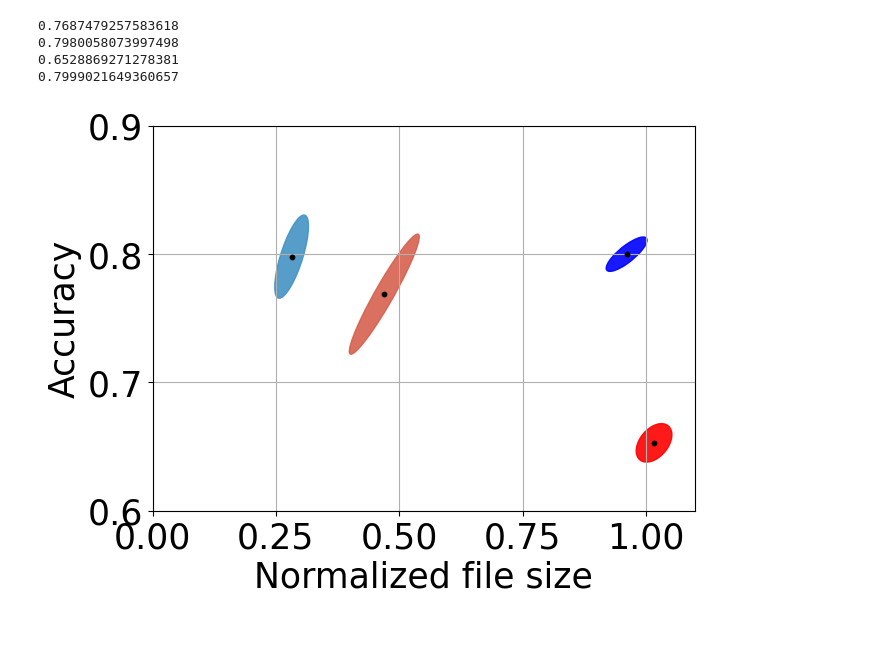
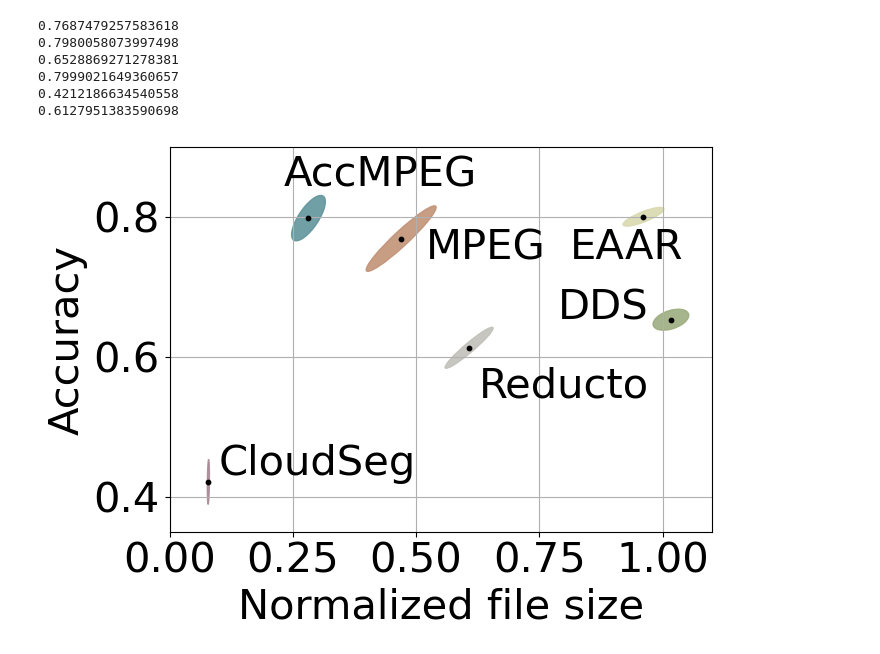
Before and after one commit to KuntaiDu/AccMPEG, a Jupyter notebook: plot.ipynb, the cells around one changed output. Saved outputs shown, nothing was run; the diff lists cells and outputs as text; code cells hidden in the pictures.

```diff
--- a/plot.ipynb
+++ b/plot.ipynb
@@ -14,3 +7,12 @@ colors = [
+# %%
+colors = [
+'#c19277', #mpeg
+'#62959c', #ours
+'#9dad7f', #dds
+'#d9dab0', #eaar
+'#a98b98', #cloudseg
+'#c1c0b9' # reducto
+]
 # %%
 
 import numpy as np
@@ -56,10 +58,18 @@ def add_data(ax, data, color):
     ax.add_artist(ell)
     #plt.scatter(data[0], data[1], c = color)
     ax.scatter([np.mean(data[0])], [np.mean(data[1])], marker = 'o', color = 'black', s=10,zorder=3)
+    return np.mean(data[0]).item(), np.mean(data[1]).item()
 # %%
 # add ground truth bandwidth for normalization purpose
 for data in data_full:
     data['gt_bw'] = filter([data['ground_truth_name']])['bw']
+
+# set default parameters
+plt.style.use('default')
+plt.rcParams['font.size']=30
+plt.rc('font', family='sans-serif')
+plt.rcParams["font.weight"] = "medium"
+plt.rcParams['pdf.fonttype'] = 42
 # %%
 
 # plot dashcam
@@ -112,39 +135,53 @@ ids = [169, 170, 171, 172, 173]
 accs = [filter([f'visdrone/videos/vis_{i}', 'final_single', 'bound_0.3', 'conv_9']) for i in ids]
 ddss = [filter([f'visdrone/videos/vis_{i}', 'dds']) for i in ids]
 eaars = [filter([f'visdrone/videos/vis_{i}', 'eaar']) for i in ids]
+cloudsegs = [filter([f'visdrone/videos/vis_{i}', 'cloudseg', '40']) for i in ids]
+reductos = [filter([f'visdrone/videos/vis_{i}', 'reducto', '28']) for i in ids]
 mpegs = []
 for i, acc in zip(ids, accs):
     batch = filters([f'visdrone/videos/vis_{i}_qp'])
 
     batch = [b for b in batch if b['f1'] < acc['f1']]
     batch = sorted(batch, key=lambda x: -x['bw'])
     mpegs.append(batch[0])
 
 accs = transform(accs)
 mpegs = transform(mpegs)
 ddss = transform(ddss)
 eaars = transform(eaars)
+cloudsegs = transform(cloudsegs)
+reductos = transform(reductos)
 
-plt.style.use('default')
-plt.rcParams['font.size']=25
-plt.rcParams['pdf.fonttype'] = 42
+
 
 fig, ax = plt.subplots(figsize=(7, 5))
 ax.grid()
 
-add_data(ax, mpegs, colors[0])
-add_data(ax, accs, colors[1])
-add_data(ax, ddss, colors[2])
-add_data(ax, eaars, colors[3])
+x, y = add_data(ax, mpegs, colors[0])
+ax.text(x+0.05, y-0.03, 'MPEG')
+x, y = add_data(ax, accs, colors[1])
+ax.text(x-0.05, y+0.045, 'AccMPEG')
+x, y = add_data(ax, ddss, colors[2])
+ax.text(x-0.23, y, 'DDS')
+x, y = add_data(ax, eaars, colors[3])
+ax.text(x-0.15, y-0.06, 'EAAR')
+x, y = add_data(ax, cloudsegs, colors[4])
+ax.text(x+0.02, y+0.01, 'CloudSeg')
+x, y = add_data(ax, reductos, colors[5])
+ax.text(x+0.02, y-0.07, 'Reducto')
+
 ax.set_xlim(0, 1.1)
-ax.set_ylim(0.6, 0.9)
+ax.set_ylim(0.35, 0.9)
+ax.set_xticks([0, 0.25, 0.5, 0.75, 1.0])
 ax.set_xlabel('Normalized file size')
 ax.set_ylabel('Accuracy')
 
 savefig('figs/detection_vis', fig)
 # %% [output]
 0.7687479257583618
 0.7980058073997498
 0.6528869271278381
 0.7999021649360657
+0.4212186634540558
+0.6127951383590698
-[figure, old version]
+[figure, new version]
```
Also changed, not shown: parts of 8 cells of this notebook, 1 other file.
